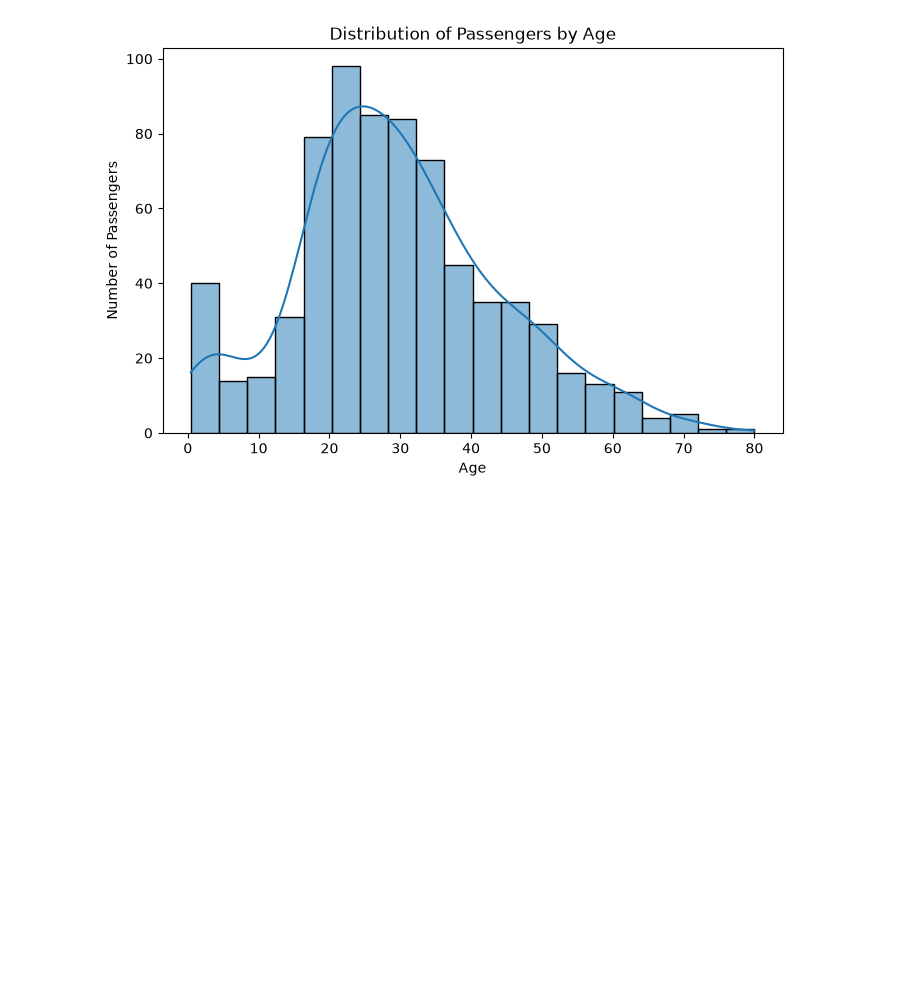
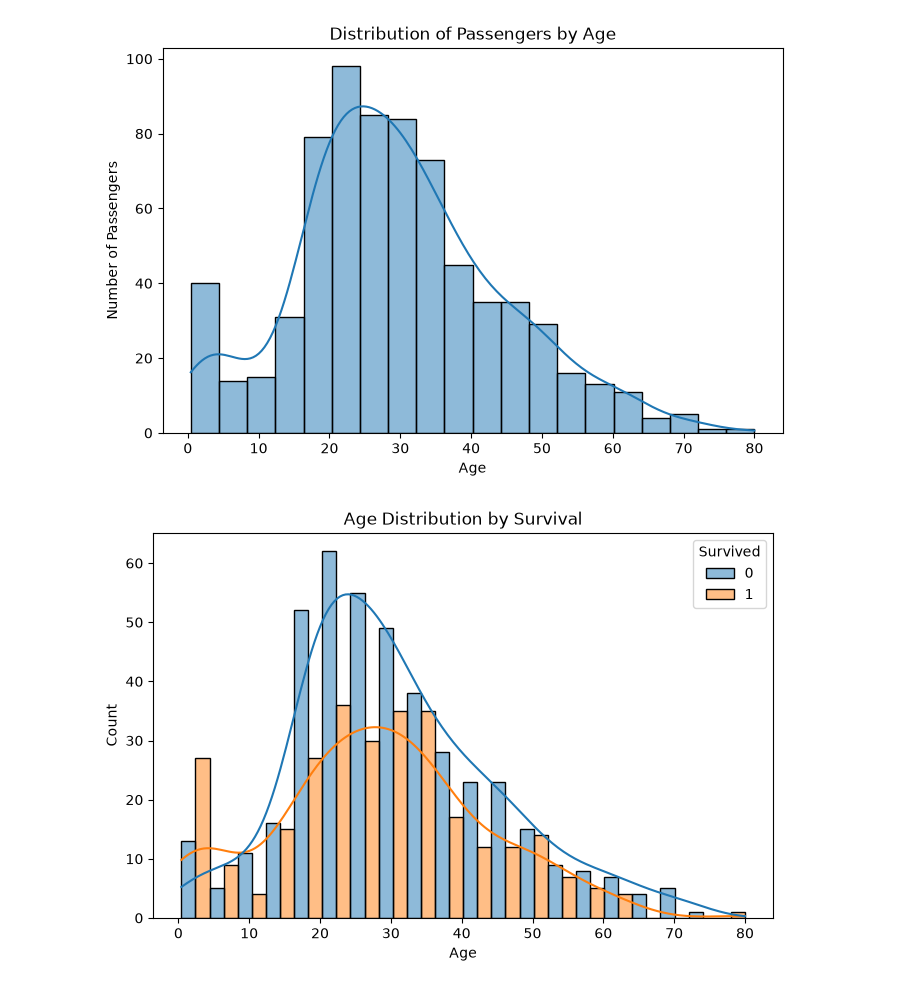
Before and after one commit to SumaiyaaRq/eda-projects, a Jupyter notebook: Titanic_EDA.ipynb, the cells around one changed output. Saved outputs shown, nothing was run; the diff lists cells and outputs as text; code cells hidden in the pictures; blank space fills up the shorter version.

Commit message:
Affect on survival based on age

```diff
--- a/Titanic_EDA.ipynb
+++ b/Titanic_EDA.ipynb
@@ -207,3 +207,27 @@ plt.show()
 # The age distribution is concentrated between 20 and 40 years, indicating that most passengers were young to middle-aged adults. There are relatively fewer children and elderly passengers. The distribution is right-skewed, with a longer tail extending toward higher ages, showing that older passengers were less common.
 # %% [output]
 [figure]
+# %%
+# ==========================================
+# Question:
+# Does age affect survival?
+# ==========================================
+plt.figure(figsize=(8,5))
+
+sns.histplot(
+    data=df,
+    x="Age",
+    hue="Survived",
+    bins=20,
+    multiple="dodge",
+    kde=True
+)
+
+plt.title("Age Distribution by Survival")
+plt.show()
+
+
+# Observation:
+# Most passengers were between 20 and 35 years of age. The number of non-survivors is higher than survivors in this age range. Young children appear to have a relatively higher proportion of survivors compared to some adult age groups, while there are relatively few elderly passengers in the dataset. However, this visualization compares counts, so it does not by itself prove that a particular age group had a higher survival rate.
+# %% [output]
+[figure, added]
```
